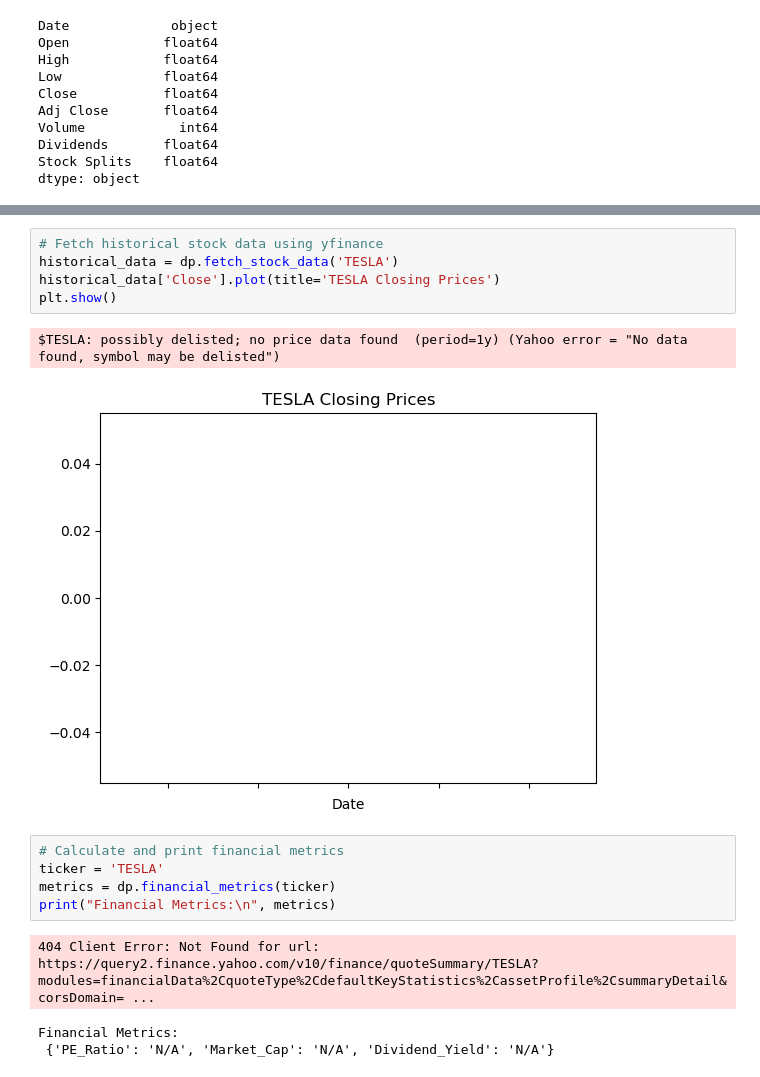
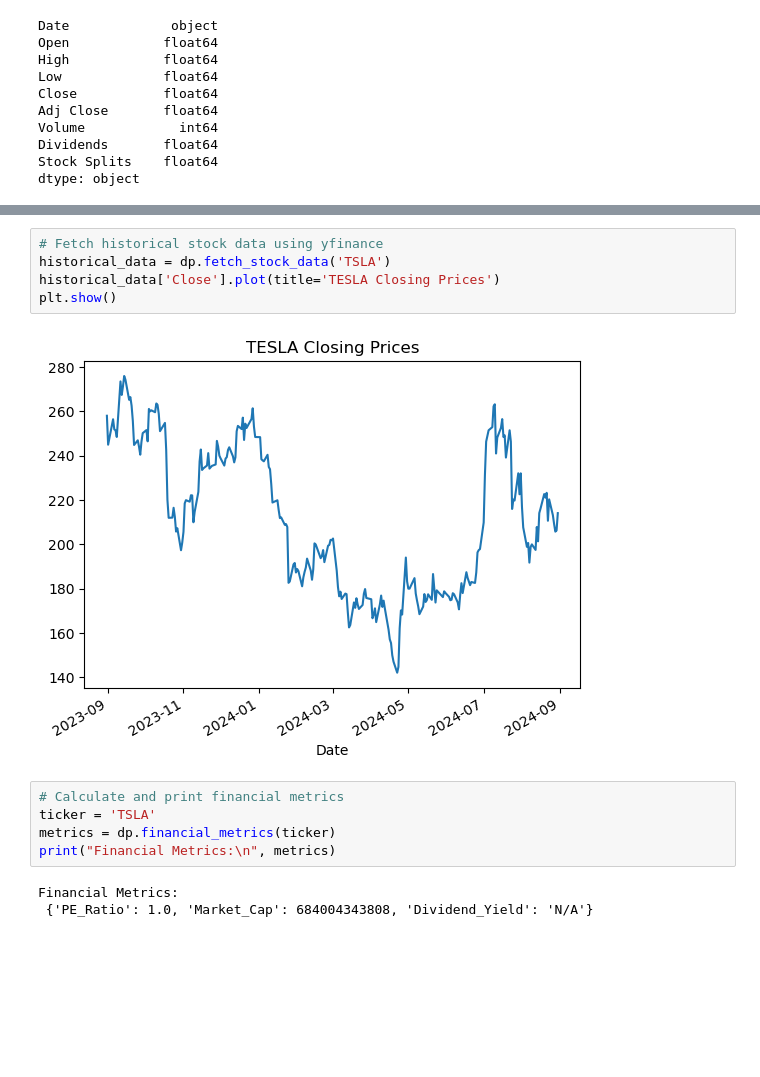
Before and after one commit to Getachew0557/Leveraging-AI-Techniques-for-Financial-News-Sentiment-Analysis-and-Stock-Prediction, a Jupyter notebook: notebooks/TESLA_model.ipynb, the cells around one changed output, grey strips where cells are left out. Cells and saved outputs as stored; diff of their text form; blank space fills up the shorter version.

Commit message:
The TESLA Finantial metric updated

```diff
--- a/notebooks/TESLA_model.ipynb
+++ b/notebooks/TESLA_model.ipynb
@@ -156,17 +150,15 @@ dp.plot_macd(df)
 # %%
 # Fetch historical stock data using yfinance
-historical_data = dp.fetch_stock_data('TESLA')
+historical_data = dp.fetch_stock_data('TSLA')
 historical_data['Close'].plot(title='TESLA Closing Prices')
 plt.show()
 # %% [output]
-$TESLA: possibly delisted; no price data found  (period=1y) (Yahoo error = "No data found, symbol may be delisted")
-[figure, old version]
+[figure, new version]
 # %%
 # Calculate and print financial metrics
-ticker = 'TESLA'
+ticker = 'TSLA'
 metrics = dp.financial_metrics(ticker)
 print("Financial Metrics:\n", metrics)
 # %% [output]
-404 Client Error: Not Found for url: https://query2.finance.yahoo.com/v10/finance/quoteSummary/TESLA?modules=financialData%2CquoteType%2CdefaultKeyStatistics%2CassetProfile%2CsummaryDetail&corsDomain= ...
+Financial Metrics:
+ {'PE_Ratio': 1.0, 'Market_Cap': 684004343808, 'Dividend_Yield': 'N/A'}
-Financial Metrics:
- {'PE_Ratio': 'N/A', 'Market_Cap': 'N/A', 'Dividend_Yield': 'N/A'}
```
Also changed, not shown: parts of 11 cells of this notebook.
